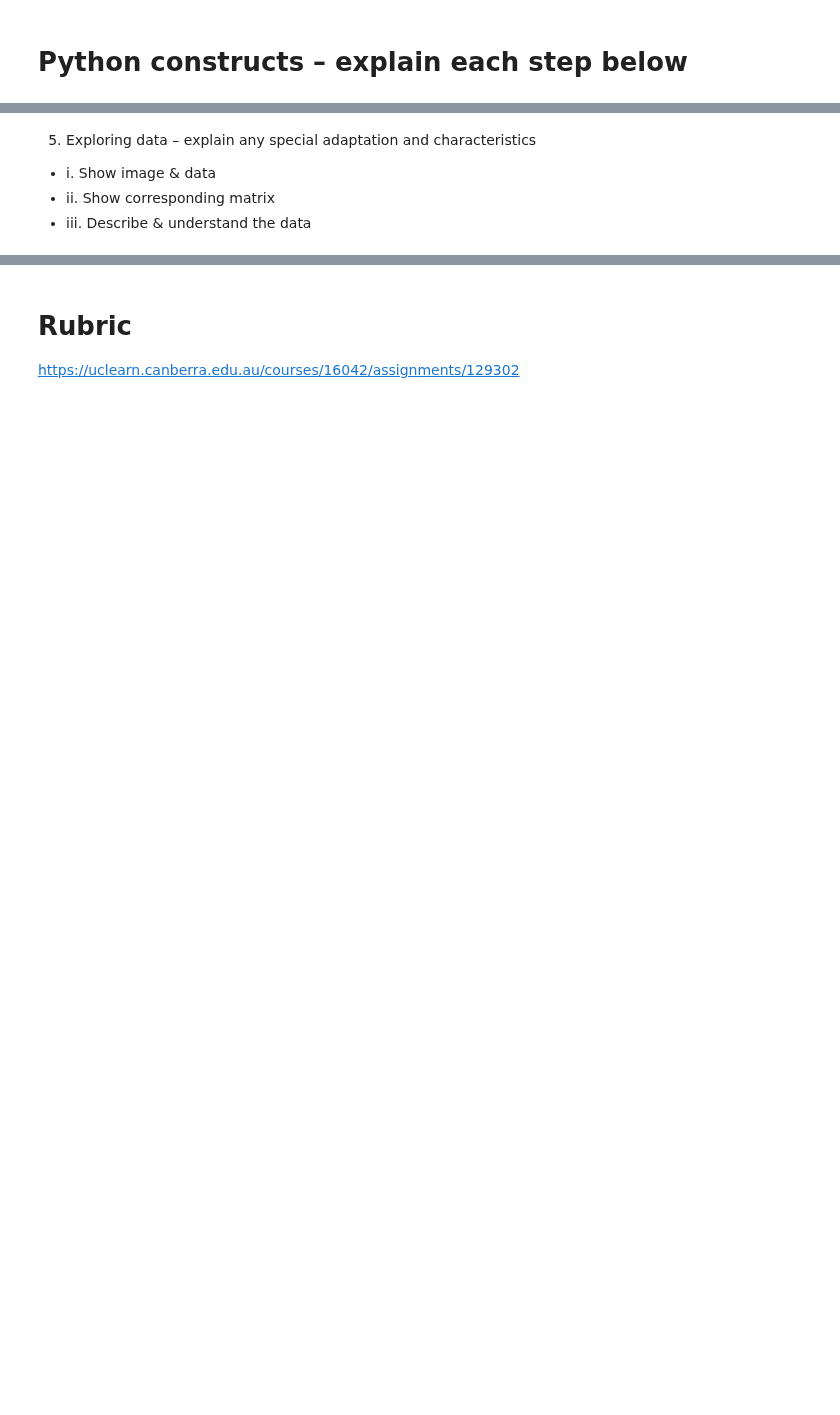
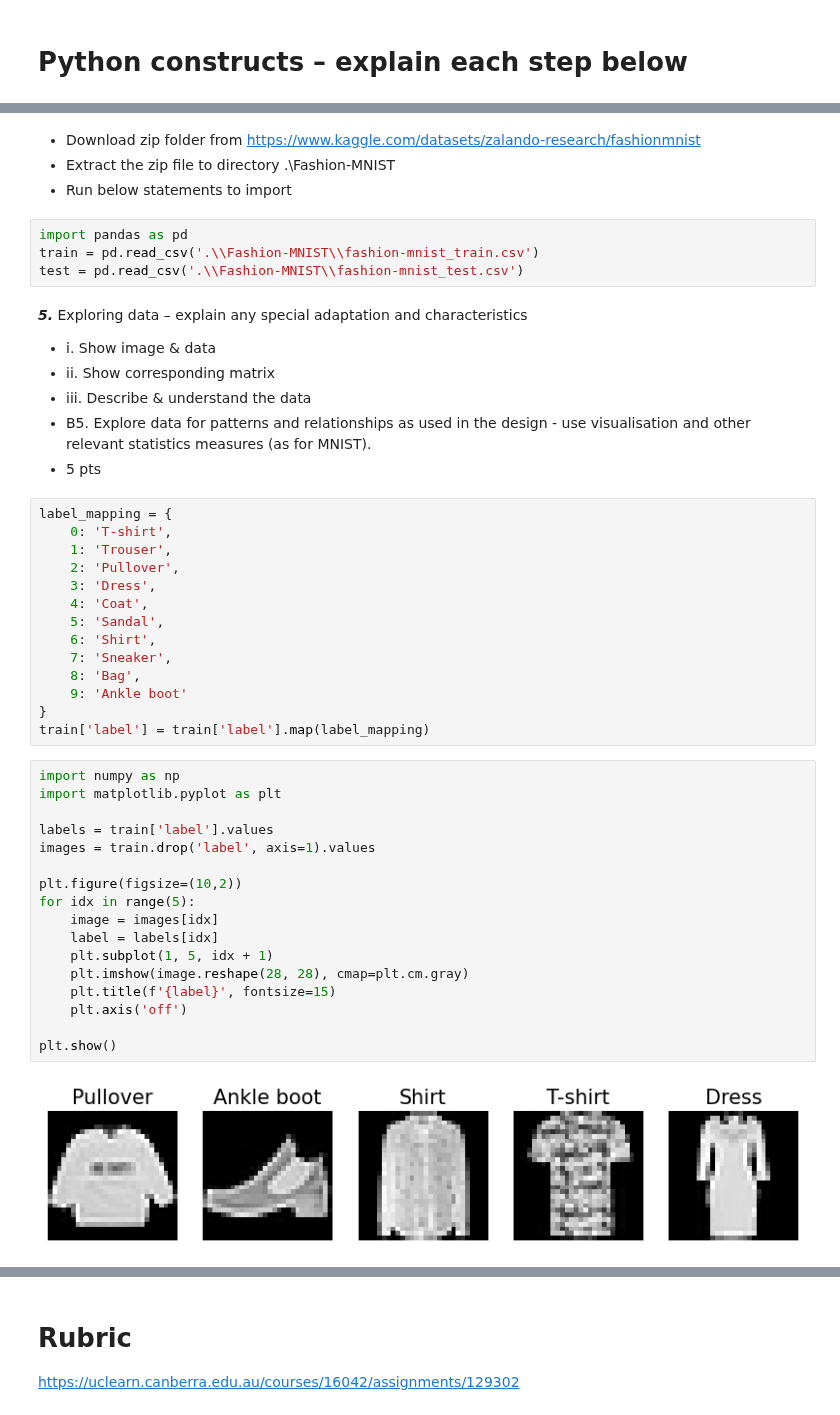
Before and after one commit to 4rtify/RoboticsJourney, a Jupyter notebook: Self_Study/1.PatternReg.ML/Uni.Assignment/PartB.ipynb, the cells around one changed output, grey strips where cells are left out. Cells and saved outputs as stored; diff of their text form; blank space fills up the shorter version.

```diff
--- a/Self_Study/1.PatternReg.ML/Uni.Assignment/PartB.ipynb
+++ b/Self_Study/1.PatternReg.ML/Uni.Assignment/PartB.ipynb
@@ -23,5 +38,48 @@ answer the questions.
+# %% [markdown]
+- Download zip folder from https://www.kaggle.com/datasets/zalando-research/fashionmnist
+- Extract the zip file to directory .\Fashion-MNIST
+- Run below statements to import
+# %%
+import pandas as pd
+train = pd.read_csv('.\\Fashion-MNIST\\fashion-mnist_train.csv')
+test = pd.read_csv('.\\Fashion-MNIST\\fashion-mnist_test.csv')
 # %% [markdown]
-5. Exploring data – explain any special adaptation and characteristics
+***5.*** Exploring data – explain any special adaptation and characteristics
 - i. Show image & data
 - ii. Show corresponding matrix
 - iii. Describe & understand the data
+- B5. Explore data for patterns and relationships as used in the design - use visualisation and other relevant statistics measures (as for MNIST).
+- 5 pts
+# %%
+label_mapping = {
+    0: 'T-shirt',
+    1: 'Trouser',
+    2: 'Pullover',
+    3: 'Dress',
+    4: 'Coat',
+    5: 'Sandal',
+    6: 'Shirt',
+    7: 'Sneaker',
+    8: 'Bag',
+    9: 'Ankle boot'
+}
+train['label'] = train['label'].map(label_mapping)
+# %%
+import numpy as np
+import matplotlib.pyplot as plt
+
+labels = train['label'].values
+images = train.drop('label', axis=1).values
+
+plt.figure(figsize=(10,2))
+for idx in range(5):
+    image = images[idx]
+    label = labels[idx]
+    plt.subplot(1, 5, idx + 1)
+    plt.imshow(image.reshape(28, 28), cmap=plt.cm.gray)
+    plt.title(f'{label}', fontsize=15)
+    plt.axis('off')
+
+plt.show()
+# %% [output]
+[figure, added]
```
Also changed, not shown: parts of 21 cells of this notebook, 8 other files.
